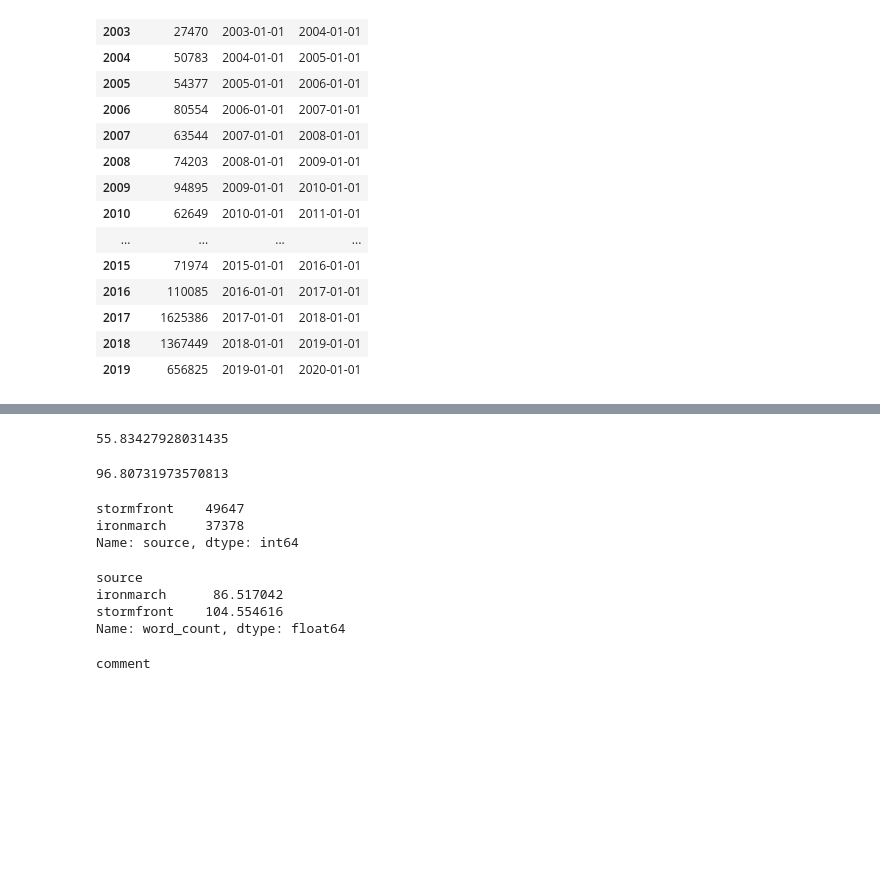
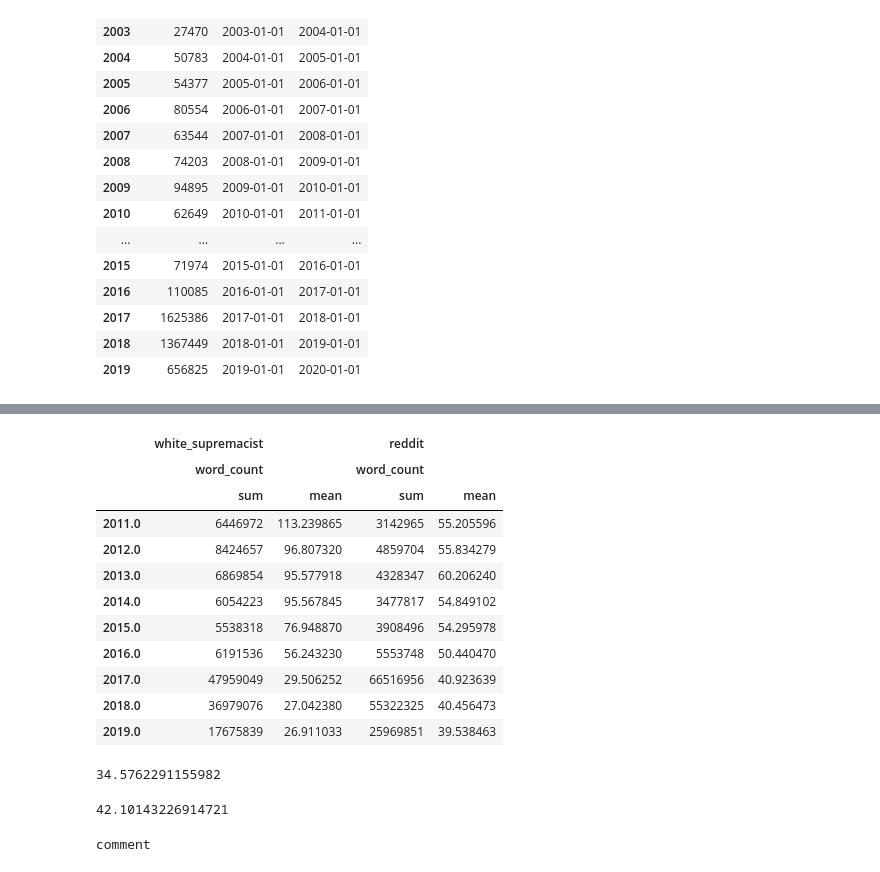
Before and after one commit to michaelmilleryoder/white_supremacist_lang, a Jupyter notebook: jupyter/neutral_data.ipynb, the cells around one changed output, grey strips where cells are left out. Cells and saved outputs as stored; diff of their text form; code cells hidden in the pictures; blank space fills up the shorter version.

Commit message:
more reddit data

```diff
--- a/jupyter/neutral_data.ipynb
+++ b/jupyter/neutral_data.ipynb
@@ -75,15 +78,3 @@ lookup
 | 2017 | 1625386 | 2017-01-01 | 2018-01-01 |
 | 2018 | 1367449 | 2018-01-01 | 2019-01-01 |
 | 2019 | 656825 | 2019-01-01 | 2020-01-01 |
-# %%
-# Tokenize, lowercase Reddit data
-import nltk
-from tqdm.notebook import tqdm
-
-def preprocess(inp):
-    return ' '.join(nltk.word_tokenize(str(inp))).lower()
-
-data['processed'] = [preprocess(x) for x in tqdm(data.body)]
-data['word_count'] = data.processed.str.split().str.len()
-reddit_wc = data.groupby('year').word_count.sum()
-reddit_wc
@@ -121,0 +81,16 @@ See the caveats in the documentation: https://pandas.pydata.org/pandas-docs/stab
+# %%
+# Tokenize, lowercase Reddit data
+import nltk
+from tqdm.notebook import tqdm
+from multiprocessing import Pool
+
+def preprocess(inp):
+    return ' '.join(nltk.word_tokenize(str(inp))).lower()
+
+with Pool(20) as p:
+    data['processed'] = list(tqdm(p.imap(preprocess, data.body), total=len(data)))
+data['word_count'] = data.processed.str.split().str.len()
+# %%
+# reddit_gped = data.groupby('year').word_count.sum()
+reddit_wc = data.groupby('year').agg({'word_count': ['sum', 'mean']})
+reddit_wc
@@ -121,0 +114,3 @@ See the caveats in the documentation: https://pandas.pydata.org/pandas-docs/stab
+# %%
+ws_wc = selected_ws.groupby(ws_data.timestamp.dt.year).agg({'word_count': ['sum', 'mean']})
+ws_wc
@@ -122,24 +130,29 @@ See the caveats in the documentation: https://pandas.pydata.org/pandas-docs/stab
+# %%
+comparison = pd.concat([ws_wc, reddit_wc], axis=1, keys=['white_supremacist', 'reddit'])
+# comparison = pd.concat([ws_wc, reddit_wc], axis=1)
+comparison['reddit_percentage'] = comparison['reddit_word_count']/comparison['ws_word_count']
+comparison
+# %% [output]
+|  | white_supremacist |  | reddit |  |
+|  | word_count |  | word_count |  |
+|  | sum | mean | sum | mean |
+| 2011.0 | 6446972 | 113.239865 | 3142965 | 55.205596 |
+| 2012.0 | 8424657 | 96.807320 | 4859704 | 55.834279 |
+| 2013.0 | 6869854 | 95.577918 | 4328347 | 60.206240 |
+| 2014.0 | 6054223 | 95.567845 | 3477817 | 54.849102 |
+| 2015.0 | 5538318 | 76.948870 | 3908496 | 54.295978 |
+| 2016.0 | 6191536 | 56.243230 | 5553748 | 50.440470 |
+| 2017.0 | 47959049 | 29.506252 | 66516956 | 40.923639 |
+| 2018.0 | 36979076 | 27.042380 | 55322325 | 40.456473 |
+| 2019.0 | 17675839 | 26.911033 | 25969851 | 39.538463 |
 # %%
-data.word_count.mean()
+selected_ws.word_count.mean()
 # %% [output]
-55.83427928031435
+34.5762291155982
-# %%
-selected_ws['word_count'].mean()
-# %% [output]
-96.80731973570813
-# %%
-selected_ws['source'].value_counts()
-# %% [output]
-stormfront    49647
-ironmarch     37378
-Name: source, dtype: int64
-# %%
-selected_ws.groupby('source').word_count.mean()
-# %% [output]
-source
-ironmarch      86.517042
-stormfront    104.554616
-Name: word_count, dtype: float64
+# %%
+data.word_count.mean()
+# %% [output]
+42.10143226914721
 # %%
 # Sample comments vs submissions
 from IPython.display import display
```
Also changed, not shown: parts of 6 cells of this notebook.
